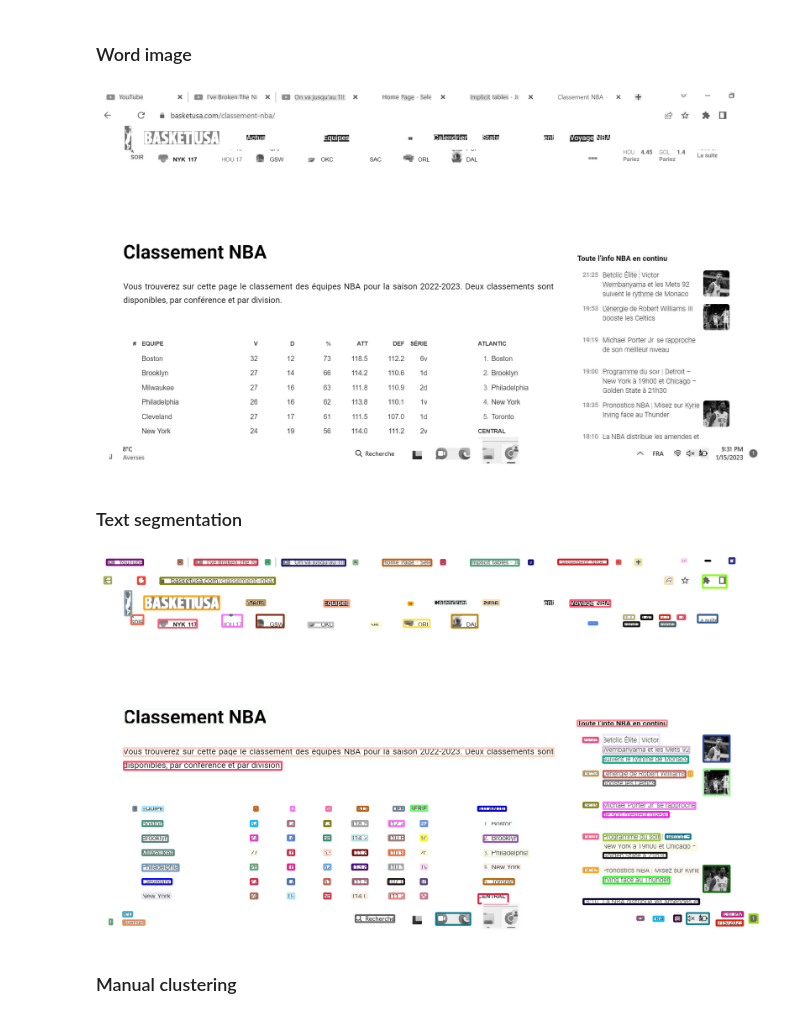
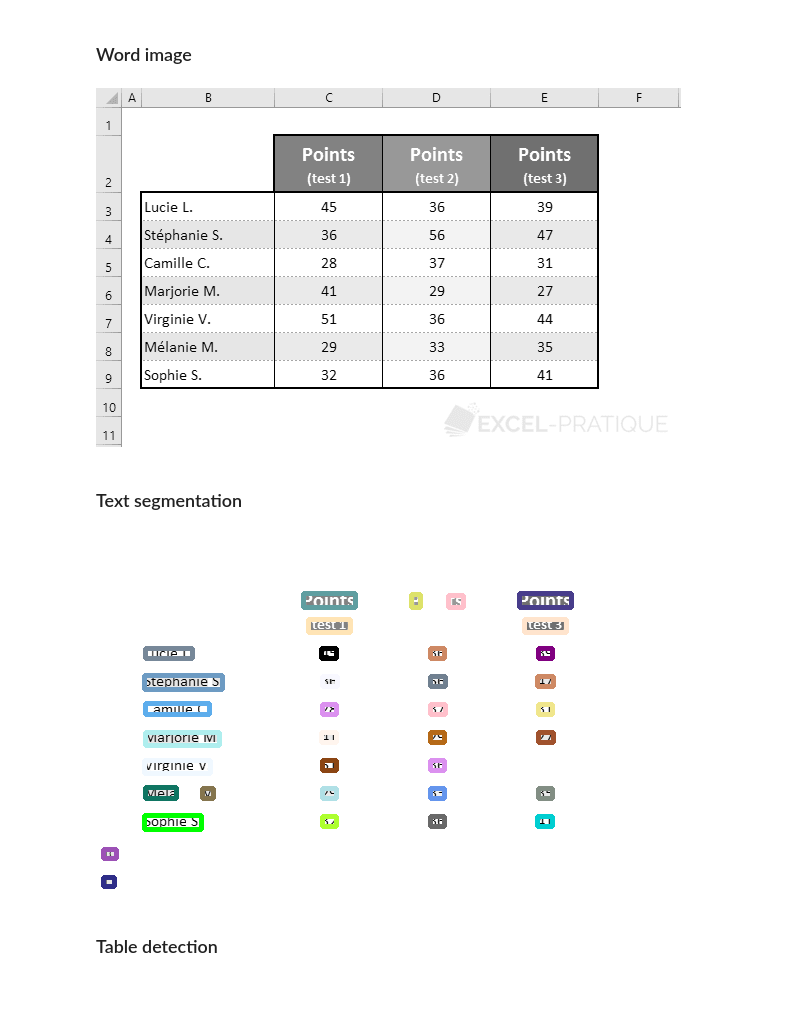
Before and after one commit to xavctn/img2table, a Jupyter notebook: examples/Borderless tables.ipynb, the cells around one changed output. Saved outputs shown, nothing was run; the diff lists cells and outputs as text; code cells hidden in the pictures; blank space fills up the shorter version.

Commit message:
Update code for Borderless tables

```diff
--- a/examples/Borderless tables.ipynb
+++ b/examples/Borderless tables.ipynb
@@ -18,7 +18,7 @@ def get_color():
 # %% [markdown]
 ### Loading image
 # %%
-img = Image(r"C:\Users\xavca\Pictures\test_6.png")
+img = Image(r"C:\Users\xavca\Pictures\test_excel.png")
 ocr = TesseractOCR()
 ocr_df = ocr.of(img)
 dpi = 200
@@ -29,11 +29,11 @@ img = list(img.images)[0]
 # %%
 from img2table.tables.processing.tables.implicit_rows import create_word_image
 
 word_image = create_word_image(img=img, ocr_df=ocr_df, min_confidence=20)
 
-PILImage.fromarray(word_image)
+PILImage.fromarray(img)
 # %% [output]
-[figure, old version]
+[figure, new version]
 # %% [markdown]
 ### Text segmentation
 # %%
@@ -48,8 +48,8 @@ for segment in img_segments:
         cv2.rectangle(display_img, (cnt.x1, cnt.y1), (cnt.x2, cnt.y2), get_color(), 3)
 PILImage.fromarray(display_img)
 # %% [output]
-[figure, old version]
+[figure, new version]
 # %% [markdown]
-### Manual clustering
+### Table detection
 # %%
 from img2table.tables.processing.borderless_tables.alignment import cluster_aligned_text
```
Also changed, not shown: parts of 8 cells of this notebook, 5 other files.
